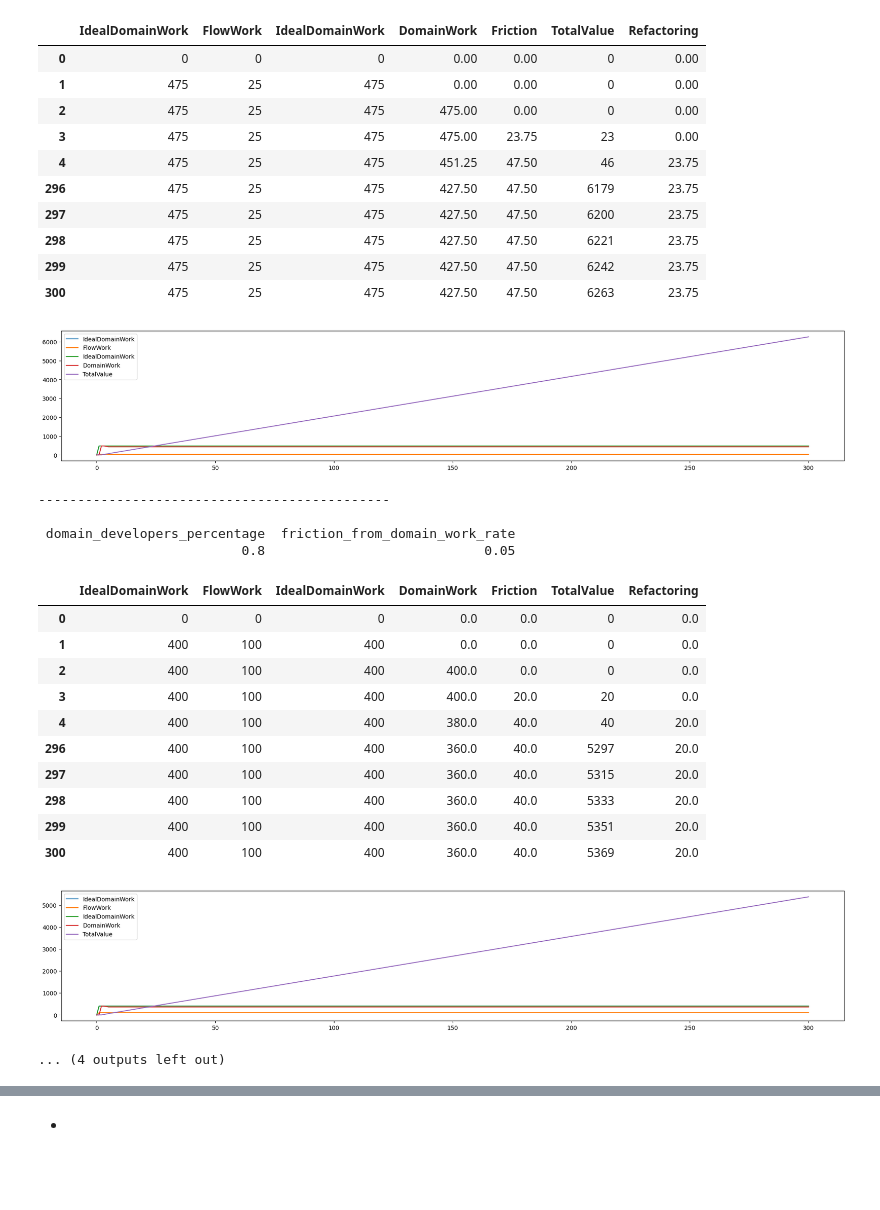
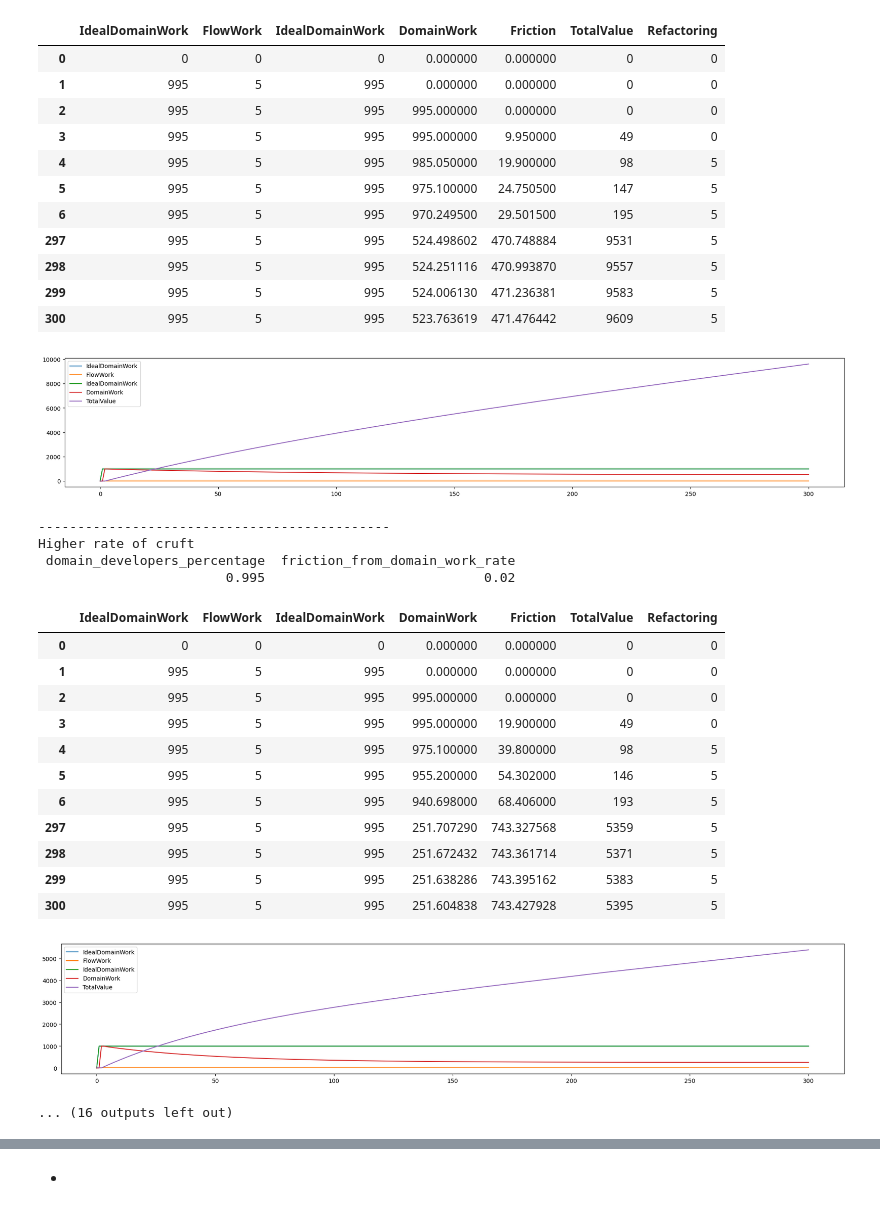
Before and after one commit to aljorhythm/system-of-work, a Jupyter notebook: friction.ipynb, the cells around one changed output, grey strips where cells are left out. Cells and saved outputs as stored; diff of their text form; code cells hidden in the pictures; blank space fills up the shorter version.

```diff
--- a/friction.ipynb
+++ b/friction.ipynb
@@ -45,10 +45,10 @@ def model_refactoring(descriptions, domain_developers_percentage, friction_from_
     }])
     print(args.to_string(index=False))
 
-    total_developers_count = 500
+    total_developers_count = 1000
     domain_developers = int(domain_developers_percentage * total_developers_count)
     flow_developers = int(total_developers_count - domain_developers)
-    rounds = 300
+    iterations = 300
 
     spec = """
 
@@ -65,36 +65,47 @@ def model_refactoring(descriptions, domain_developers_percentage, friction_from_
     IdealDomainWork         > [Sink] @ Conversion(1)
     [calculateDomainWork]   > DomainWork @ (IdealDomainWork - Friction)
 
-    # Domain work translates to value
+    # Domain work increases total value
     # 0.05 is an arbitrary number for line to fit in graph nicely
     DomainWork              > TotalValue @ Conversion(0.05)
 
     # FlowWork translates to refactoring value in some way
     FlowWork                > [Sink2] @ Conversion(1)
-    Refactoring             > [Sink3] @ Conversion(1)
     [Refactor]              > Refactoring(0, Friction) @ FlowWork
 
     # Friction is increased by DomainWork and reduced by Refactoring
+    Refactoring             > [Sink3] @ Conversion(1)
     [WorkFriction]          > Friction @ (DomainWork * {friction_from_domain_work_rate} - Refactoring)
 
     """.format(total_developers_count=total_developers_count, domain_developers=domain_developers, flow_developers=flow_developers, friction_from_domain_work_rate=friction_from_domain_work_rate)
     # print(spec)
     model = parse(spec)
 
-    results = model.run(rounds=rounds)
+    results = model.run(rounds=iterations)
     df = pd.DataFrame.from_records(results)
 
     result = df
-    table = pd.concat([result.head(5), result.tail(5)])
+    table = pd.concat([result.head(7), result.tail(4)])
     table = table[['IdealDomainWork', 'FlowWork', 'IdealDomainWork', 'DomainWork', 'Friction', 'TotalValue', 'Refactoring']]
     display_html(table)
     df[['IdealDomainWork', 'FlowWork', 'IdealDomainWork', 'DomainWork', 'TotalValue']].plot(figsize=(24, 4))
     plt.show()
     print("---------------------------------------------")
+    return [[descriptions], df]
 # %%
 param_sets = [
-    [["No flow work", "Domain work decreases", "Increase in total value decelerates"], 1,0.01], [[], 1, 0.02], [["Some flow work"], 0.95, 0.05], [[], 0.8, 0.05], [[], 0.5, 0.05]]
-x = [model_refactoring(*param_set) for param_set in param_sets]
+    [["No flow work", "Domain work decreases", "Increase in total value decelerates"], 1,0.01],
+    [["Double the rate of cruft, effect is faster felt"], 1, 0.02],
+    [["Some flow work", "Domain work approaches ideal"], 0.995, 0.01],
+    [["Higher rate of cruft"], 0.995, 0.02],
+    [["More flow work"], 0.99, 0.02],
+    [["More flow work"], 0.985, 0.02],
+    [["More flow work"], 0.98, 0.02],
+    [["More flow work"], 0.975, 0.02],
+    [["More flow work"], 0.97, 0.02]
+    ]
+
+results = [model_refactoring(*param_set) for param_set in param_sets]
 # %% [output]
 No flow work
 Domain work decreases
@@ -136,29 +150,31 @@ Some flow work
 |  | IdealDomainWork | FlowWork | IdealDomainWork | DomainWork | Friction | TotalValue | Refactoring |
-| 0 | 0 | 0 | 0 | 0.00 | 0.00 | 0 | 0.00 |
-| 1 | 475 | 25 | 475 | 0.00 | 0.00 | 0 | 0.00 |
-| 2 | 475 | 25 | 475 | 475.00 | 0.00 | 0 | 0.00 |
-| 3 | 475 | 25 | 475 | 475.00 | 23.75 | 23 | 0.00 |
-| 4 | 475 | 25 | 475 | 451.25 | 47.50 | 46 | 23.75 |
-| 296 | 475 | 25 | 475 | 427.50 | 47.50 | 6179 | 23.75 |
-| 297 | 475 | 25 | 475 | 427.50 | 47.50 | 6200 | 23.75 |
-| 298 | 475 | 25 | 475 | 427.50 | 47.50 | 6221 | 23.75 |
-| 299 | 475 | 25 | 475 | 427.50 | 47.50 | 6242 | 23.75 |
-| 300 | 475 | 25 | 475 | 427.50 | 47.50 | 6263 | 23.75 |
+| 0 | 0 | 0 | 0 | 0.000000 | 0.000000 | 0 | 0 |
+| 1 | 995 | 5 | 995 | 0.000000 | 0.000000 | 0 | 0 |
+| 2 | 995 | 5 | 995 | 995.000000 | 0.000000 | 0 | 0 |
+| 3 | 995 | 5 | 995 | 995.000000 | 9.950000 | 49 | 0 |
+| 4 | 995 | 5 | 995 | 985.050000 | 19.900000 | 98 | 5 |
+| 5 | 995 | 5 | 995 | 975.100000 | 24.750500 | 147 | 5 |
+| 6 | 995 | 5 | 995 | 970.249500 | 29.501500 | 195 | 5 |
+| 297 | 995 | 5 | 995 | 524.498602 | 470.748884 | 9531 | 5 |
+| 298 | 995 | 5 | 995 | 524.251116 | 470.993870 | 9557 | 5 |
+| 299 | 995 | 5 | 995 | 524.006130 | 471.236381 | 9583 | 5 |
+| 300 | 995 | 5 | 995 | 523.763619 | 471.476442 | 9609 | 5 |
-[figure, old version]
+[figure, new version]
 ---------------------------------------------
-
+Higher rate of cruft
  domain_developers_percentage  friction_from_domain_work_rate
-                          0.8                            0.05
+                        0.995                            0.02
 |  | IdealDomainWork | FlowWork | IdealDomainWork | DomainWork | Friction | TotalValue | Refactoring |
-| 0 | 0 | 0 | 0 | 0.0 | 0.0 | 0 | 0.0 |
-| 1 | 400 | 100 | 400 | 0.0 | 0.0 | 0 | 0.0 |
-| 2 | 400 | 100 | 400 | 400.0 | 0.0 | 0 | 0.0 |
-| 3 | 400 | 100 | 400 | 400.0 | 20.0 | 20 | 0.0 |
-| 4 | 400 | 100 | 400 | 380.0 | 40.0 | 40 | 20.0 |
-| 296 | 400 | 100 | 400 | 360.0 | 40.0 | 5297 | 20.0 |
-| 297 | 400 | 100 | 400 | 360.0 | 40.0 | 5315 | 20.0 |
-| 298 | 400 | 100 | 400 | 360.0 | 40.0 | 5333 | 20.0 |
-| 299 | 400 | 100 | 400 | 360.0 | 40.0 | 5351 | 20.0 |
-| 300 | 400 | 100 | 400 | 360.0 | 40.0 | 5369 | 20.0 |
+| 0 | 0 | 0 | 0 | 0.000000 | 0.000000 | 0 | 0 |
+| 1 | 995 | 5 | 995 | 0.000000 | 0.000000 | 0 | 0 |
+| 2 | 995 | 5 | 995 | 995.000000 | 0.000000 | 0 | 0 |
+| 3 | 995 | 5 | 995 | 995.000000 | 19.900000 | 49 | 0 |
+| 4 | 995 | 5 | 995 | 975.100000 | 39.800000 | 98 | 5 |
+| 5 | 995 | 5 | 995 | 955.200000 | 54.302000 | 146 | 5 |
+| 6 | 995 | 5 | 995 | 940.698000 | 68.406000 | 193 | 5 |
+| 297 | 995 | 5 | 995 | 251.707290 | 743.327568 | 5359 | 5 |
+| 298 | 995 | 5 | 995 | 251.672432 | 743.361714 | 5371 | 5 |
+| 299 | 995 | 5 | 995 | 251.638286 | 743.395162 | 5383 | 5 |
+| 300 | 995 | 5 | 995 | 251.604838 | 743.427928 | 5395 | 5 |
-[figure, old version]
+[figure, new version]
-... (4 outputs left out)
+... (16 outputs left out)
```
Also changed, not shown: parts of 4 cells of this notebook.
